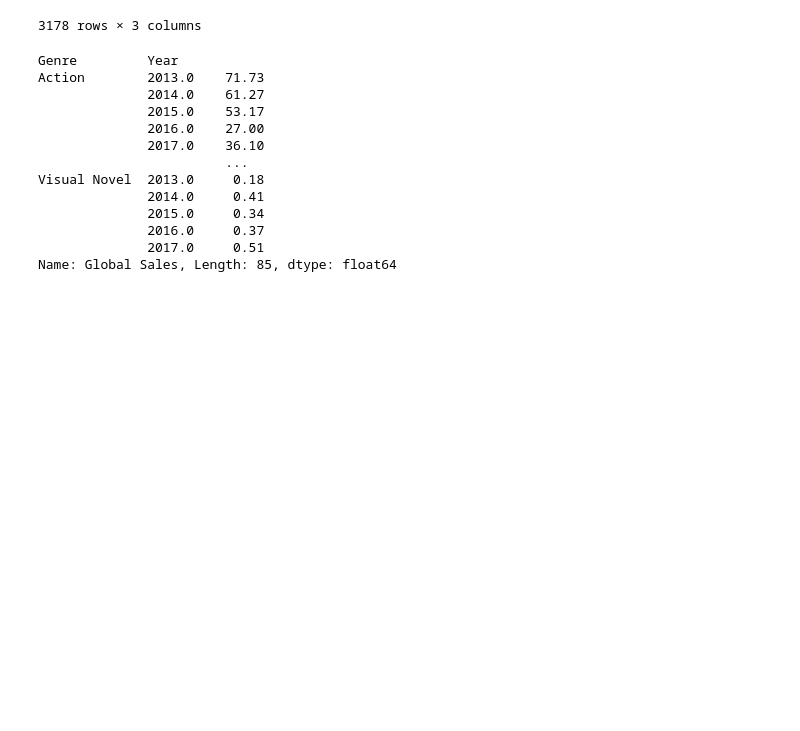
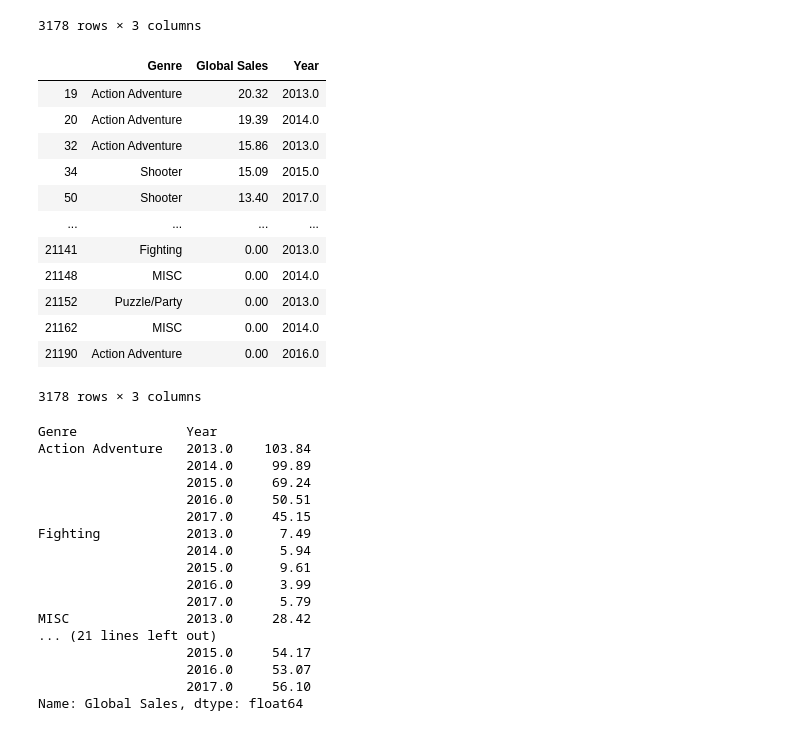
Before and after one commit to melaniefollett/project1, a Jupyter notebook: Third Question Graphs.ipynb, the cells around one changed output. Drawn from its saved outputs; the diff is of its cells as text; code cells hidden in the pictures; blank space fills up the shorter version.

```diff
--- a/Third Question Graphs.ipynb
+++ b/Third Question Graphs.ipynb
@@ -83,6 +83,27 @@ game_df3
 | 21162 | Misc | 0.00 | 2014.0 |
 | 21190 | Action | 0.00 | 2016.0 |
 3178 rows × 3 columns
+# %%
+game_df3 = game_df3.replace({"Action": "Action Adventure", "Action-Adventure": "Action Adventure", "Adventure": "Action Adventure",
+    "Role-Playing": "MMO/Role-Playing", "MMO": "MMO/Role-Playing", "Visual Novel": "MMO/Role-Playing",
+    "Sports": "Sports/Simulation", "Simulation": "Sports/Simulation", "Racing": "Sports/Simulation",
+    "Puzzle": "Puzzle/Party", "Party": "Puzzle/Party", "Music": "Puzzle/Party", "Board Game": "Puzzle/Party", "Strategy": "Puzzle/Party",
+    "Education": "MISC", "Platform": "MISC", "Misc": "MISC"})
+game_df3
+# %% [output]
+|  | Genre | Global Sales | Year |
+| 19 | Action Adventure | 20.32 | 2013.0 |
+| 20 | Action Adventure | 19.39 | 2014.0 |
+| 32 | Action Adventure | 15.86 | 2013.0 |
+| 34 | Shooter | 15.09 | 2015.0 |
+| 50 | Shooter | 13.40 | 2017.0 |
+| ... | ... | ... | ... |
+| 21141 | Fighting | 0.00 | 2013.0 |
+| 21148 | MISC | 0.00 | 2014.0 |
+| 21152 | Puzzle/Party | 0.00 | 2013.0 |
+| 21162 | MISC | 0.00 | 2014.0 |
+| 21190 | Action Adventure | 0.00 | 2016.0 |
+3178 rows × 3 columns
 # %%
 # Group genres together
 game_year = game_df3.groupby(['Genre', 'Year'])
@@ -92,19 +113,23 @@ yearly_sales = game_year['Global Sales'].sum()
 
 yearly_sales
 # %% [output]
-Genre         Year
-Action        2013.0    71.73
-              2014.0    61.27
-              2015.0    53.17
-              2016.0    27.00
-              2017.0    36.10
-                        ...
-Visual Novel  2013.0     0.18
-              2014.0     0.41
-              2015.0     0.34
-              2016.0     0.37
-              2017.0     0.51
-Name: Global Sales, Length: 85, dtype: float64
+Genre              Year
+Action Adventure   2013.0    103.84
+                   2014.0     99.89
+                   2015.0     69.24
+                   2016.0     50.51
+                   2017.0     45.15
+Fighting           2013.0      7.49
+                   2014.0      5.94
+                   2015.0      9.61
+                   2016.0      3.99
+                   2017.0      5.79
+MISC               2013.0     28.42
+... (21 lines left out)
+                   2015.0     54.17
+                   2016.0     53.07
+                   2017.0     56.10
+Name: Global Sales, dtype: float64
 # %%
 genre_sales = pd.DataFrame({
     "Global Sales": yearly_sales
```
Also changed, not shown: parts of 2 cells of this notebook.
